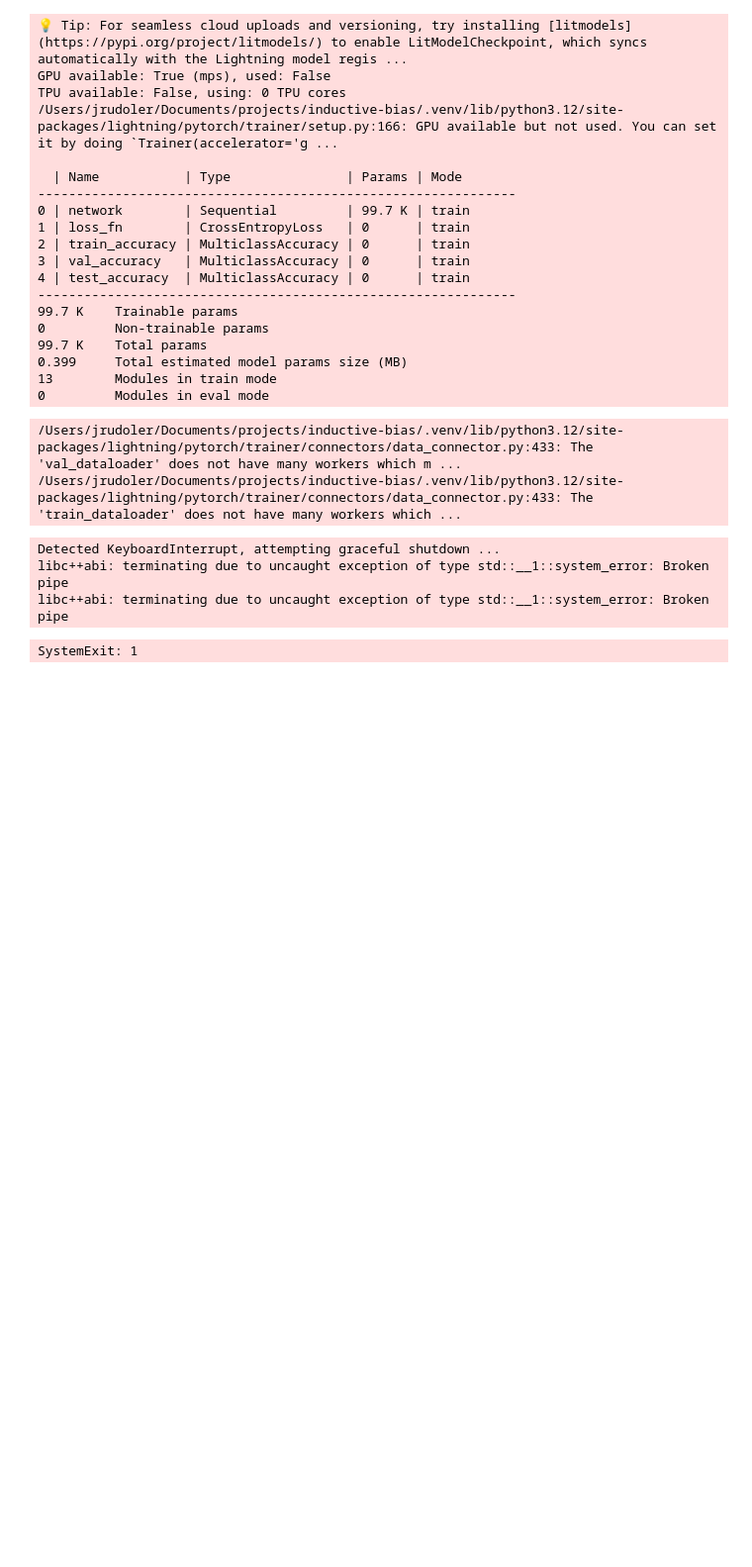
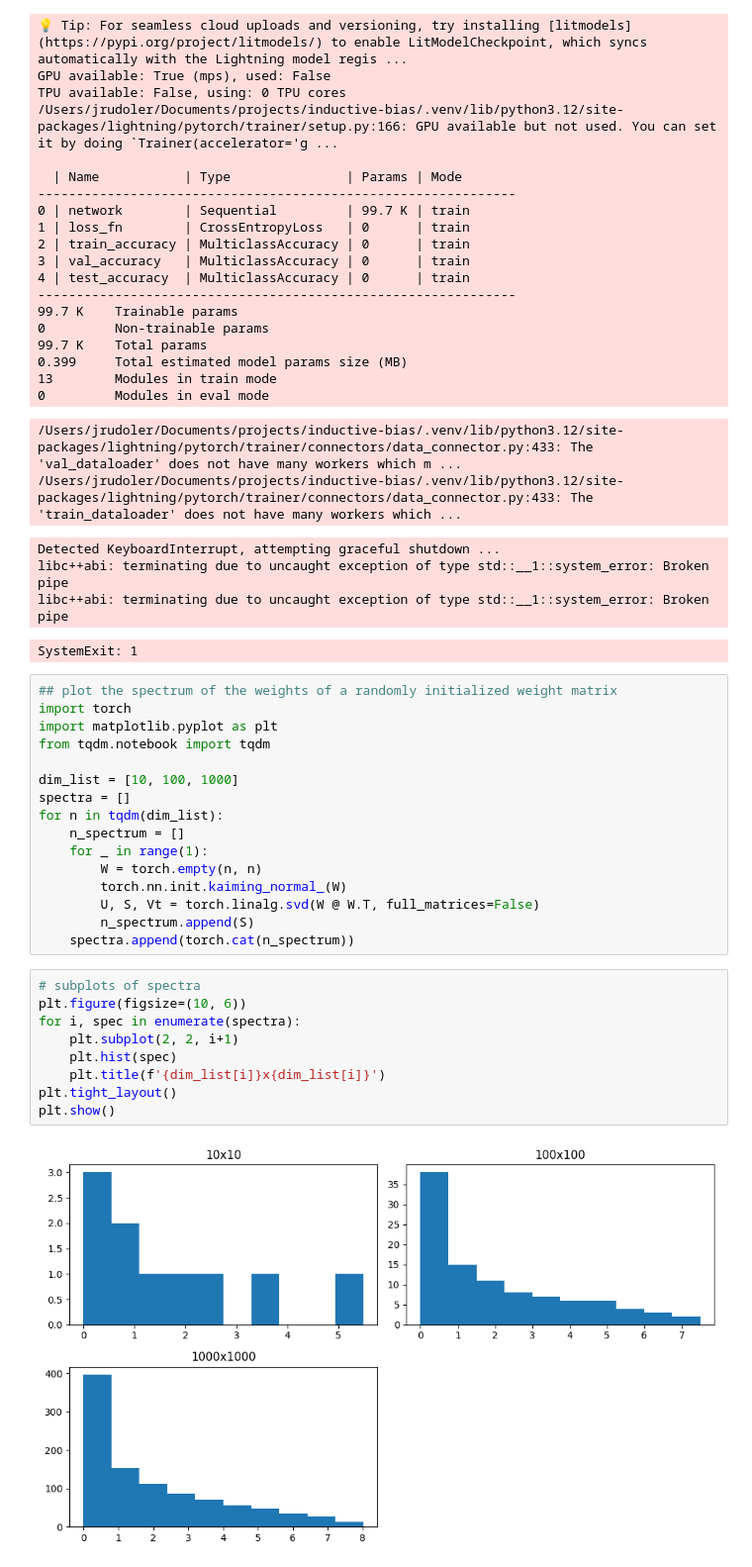
Before and after one commit to jrudoler/estimating-implicit-regularization, a Jupyter notebook: notebooks/l2_estimation_deep_ReLU.ipynb, the cells around one changed output. Shown at 99% size. Cells and saved outputs as stored; diff of their text form; blank space fills up the shorter version.

```diff
--- a/notebooks/l2_estimation_deep_ReLU.ipynb
+++ b/notebooks/l2_estimation_deep_ReLU.ipynb
@@ -720,3 +714,30 @@ Detected KeyboardInterrupt, attempting graceful shutdown ...
 libc++abi: terminating due to uncaught exception of type std::__1::system_error: Broken pipe
 libc++abi: terminating due to uncaught exception of type std::__1::system_error: Broken pipe
 SystemExit: 1
+# %%
+## plot the spectrum of the weights of a randomly initialized weight matrix
+import torch
+import matplotlib.pyplot as plt
+from tqdm.notebook import tqdm
+
+dim_list = [10, 100, 1000]
+spectra = []
+for n in tqdm(dim_list):
+    n_spectrum = []
+    for _ in range(1):
+        W = torch.empty(n, n)
+        torch.nn.init.kaiming_normal_(W)
+        U, S, Vt = torch.linalg.svd(W @ W.T, full_matrices=False)
+        n_spectrum.append(S)
+    spectra.append(torch.cat(n_spectrum))
+# %%
+# subplots of spectra
+plt.figure(figsize=(10, 6))
+for i, spec in enumerate(spectra):
+    plt.subplot(2, 2, i+1)
+    plt.hist(spec)
+    plt.title(f'{dim_list[i]}x{dim_list[i]}')
+plt.tight_layout()
+plt.show()
+# %% [output]
+[figure, added]
```
Also changed, not shown: parts of 8 cells of this notebook, 6 other files.
